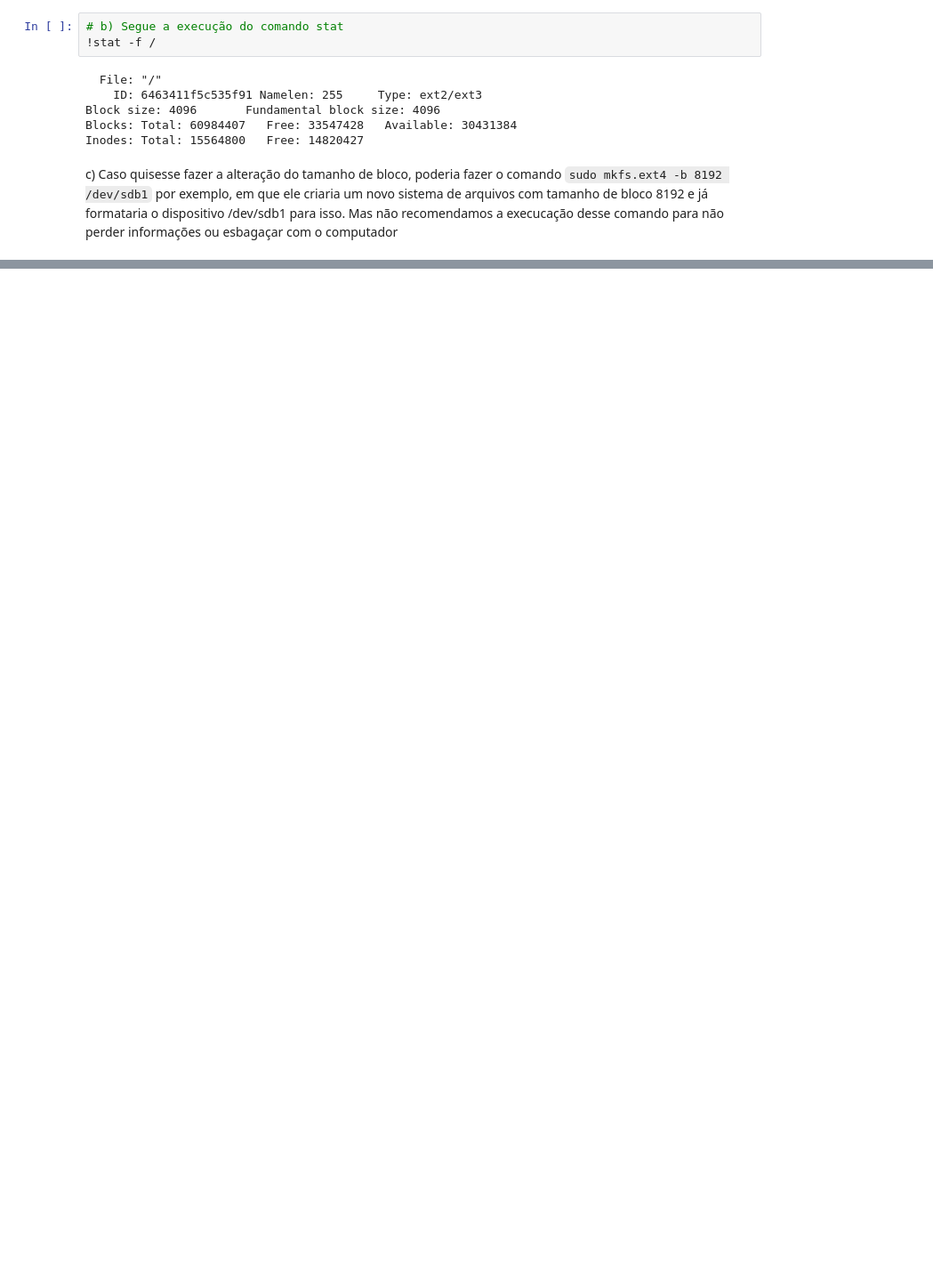
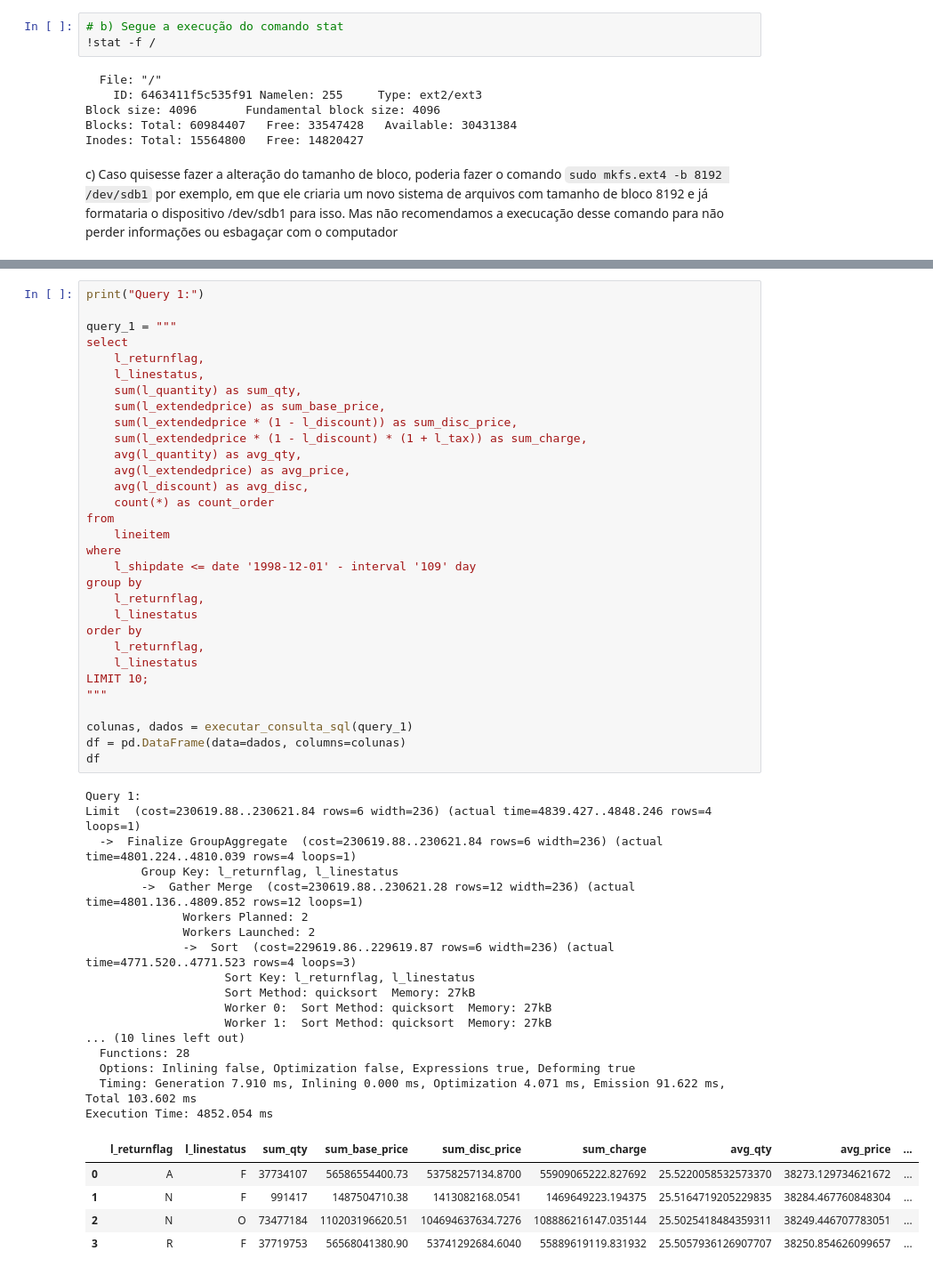
Before and after one commit to educcamara/BD-TP03, a Jupyter notebook: parte1.ipynb, the cells around one changed output, grey strips where cells are left out. Shown: that part at 89% size. Cells and saved outputs as stored; diff of their text form; blank space fills up the shorter version.

```diff
--- a/parte1.ipynb
+++ b/parte1.ipynb
@@ -166,0 +299,54 @@ c) Caso quisesse fazer a alteração do tamanho de bloco, poderia fazer o comand
+# %%
+print("Query 1:")
+
+query_1 = """
+select
+	l_returnflag,
+	l_linestatus,
+	sum(l_quantity) as sum_qty,
+	sum(l_extendedprice) as sum_base_price,
+	sum(l_extendedprice * (1 - l_discount)) as sum_disc_price,
+	sum(l_extendedprice * (1 - l_discount) * (1 + l_tax)) as sum_charge,
+	avg(l_quantity) as avg_qty,
+	avg(l_extendedprice) as avg_price,
+	avg(l_discount) as avg_disc,
+	count(*) as count_order
+from
+	lineitem
+where
+	l_shipdate <= date '1998-12-01' - interval '109' day
+group by
+	l_returnflag,
+	l_linestatus
+order by
+	l_returnflag,
+	l_linestatus
+LIMIT 10;
+"""
+
+colunas, dados = executar_consulta_sql(query_1)
+df = pd.DataFrame(data=dados, columns=colunas)
+df
+# %% [output]
+Query 1:
+Limit  (cost=230619.88..230621.84 rows=6 width=236) (actual time=4839.427..4848.246 rows=4 loops=1)
+  ->  Finalize GroupAggregate  (cost=230619.88..230621.84 rows=6 width=236) (actual time=4801.224..4810.039 rows=4 loops=1)
+        Group Key: l_returnflag, l_linestatus
+        ->  Gather Merge  (cost=230619.88..230621.28 rows=12 width=236) (actual time=4801.136..4809.852 rows=12 loops=1)
+              Workers Planned: 2
+              Workers Launched: 2
+              ->  Sort  (cost=229619.86..229619.87 rows=6 width=236) (actual time=4771.520..4771.523 rows=4 loops=3)
+                    Sort Key: l_returnflag, l_linestatus
+                    Sort Method: quicksort  Memory: 27kB
+                    Worker 0:  Sort Method: quicksort  Memory: 27kB
+                    Worker 1:  Sort Method: quicksort  Memory: 27kB
+... (10 lines left out)
+  Functions: 28
+  Options: Inlining false, Optimization false, Expressions true, Deforming true
+  Timing: Generation 7.910 ms, Inlining 0.000 ms, Optimization 4.071 ms, Emission 91.622 ms, Total 103.602 ms
+Execution Time: 4852.054 ms
+|  | l_returnflag | l_linestatus | sum_qty | sum_base_price | sum_disc_price | sum_charge | avg_qty | avg_price | ... |
+| 0 | A | F | 37734107 | 56586554400.73 | 53758257134.8700 | 55909065222.827692 | 25.5220058532573370 | 38273.129734621672 | ... |
+| 1 | N | F | 991417 | 1487504710.38 | 1413082168.0541 | 1469649223.194375 | 25.5164719205229835 | 38284.467760848304 | ... |
+| 2 | N | O | 73477184 | 110203196620.51 | 104694637634.7276 | 108886216147.035144 | 25.5025418484359311 | 38249.446707783051 | ... |
+| 3 | R | F | 37719753 | 56568041380.90 | 53741292684.6040 | 55889619119.831932 | 25.5057936126907707 | 38250.854626099657 | ... |
```
Also changed, not shown: parts of 17 cells of this notebook, 1 other file.
